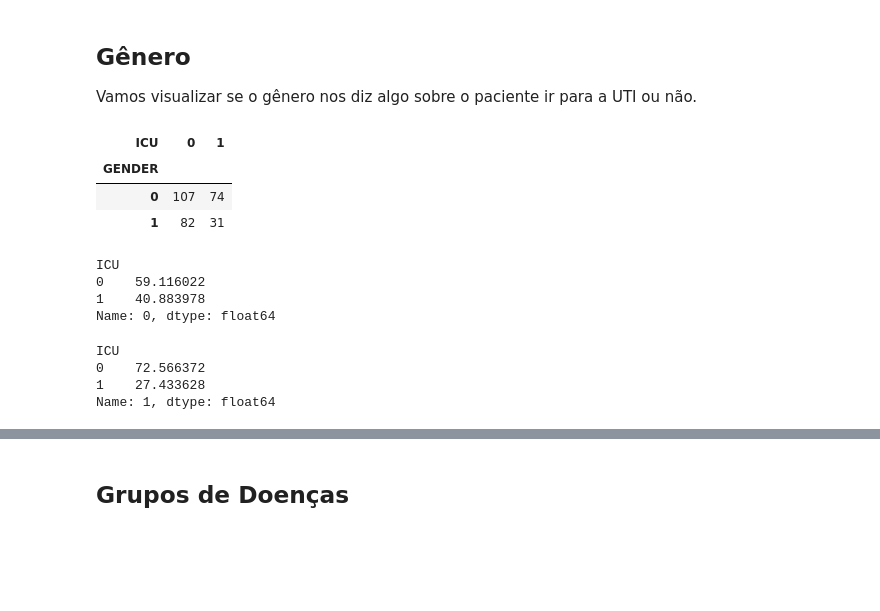
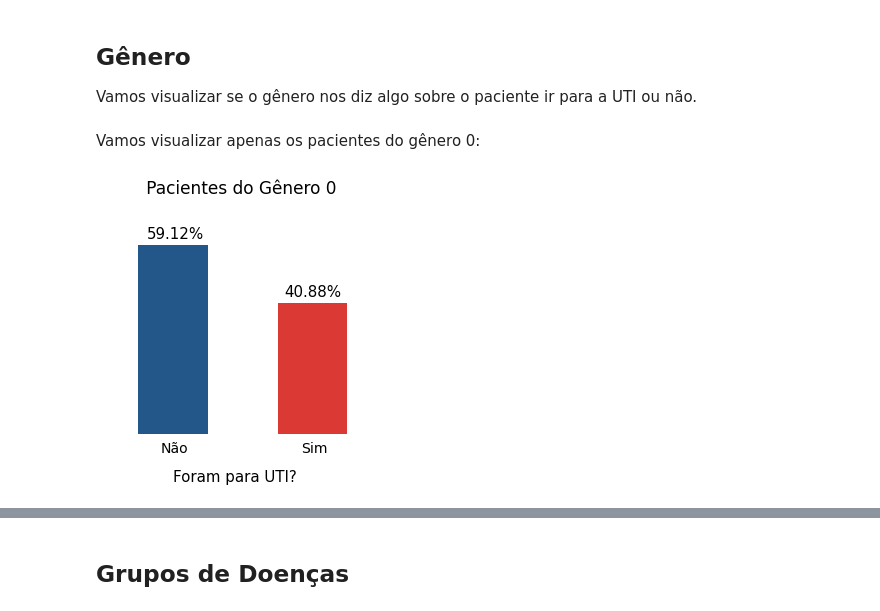
Before and after one commit to rodrigodemend/Diagn-stico-de-Dados-Cl-nicos-com-Machine-Learning, a Jupyter notebook: Notebooks/Modelagem_para_Diagnóstico_de_Dados_Clínicos_com_Machine_Learning_.ipynb, the cells around one changed output, grey strips where cells are left out. Drawn from its saved outputs; the diff is of its cells as text; code cells hidden in the pictures; blank space fills up the shorter version.

```diff
--- a/Notebooks/Modelagem_para_Diagnóstico_de_Dados_Clínicos_com_Machine_Learning_.ipynb
+++ b/Notebooks/Modelagem_para_Diagnóstico_de_Dados_Clínicos_com_Machine_Learning_.ipynb
@@ -477,25 +498,28 @@ Vamos visualizar se o gênero nos diz algo sobre o paciente ir para a UTI ou nã
 # %%
 # Criando uma tabela de frequencia
 freq = pd.crosstab(dados['GENDER'], dados['ICU'], rownames=['GENDER'], colnames=['ICU'])
-freq
-# %% [output]
-| ICU | 0 | 1 |
-| GENDER |  |  |
-| 0 | 107 | 74 |
-| 1 | 82 | 31 |
-# %%
-# Visualizando apenas o gênero 0 em percentual (%)
-(freq.loc[0,] / sum(freq.loc[0,])) * 100
-# %% [output]
-ICU
-0    59.116022
-1    40.883978
-Name: 0, dtype: float64
-# %%
-# Visualizando apenas o gênero 1 em percentual (%)
-(freq.loc[1,] / sum(freq.loc[1,])) * 100
-# %% [output]
-ICU
-0    72.566372
-1    27.433628
-Name: 1, dtype: float64
+# %% [markdown]
+Vamos visualizar apenas os pacientes do gênero 0:
+# %%
+# Visualizando apenas o gênero 0 em percentual (%)
+gender_0 = (freq.loc[0,] / sum(freq.loc[0,])) * 100
+# Visualizando gráficamente o desbalanceamento dos dados
+ax=round(gender_0, 2).plot.bar(figsize=(5,5), color=['#235789', '#DB3A34'])
+# Delimitando eixo y
+plt.ylim(-10, 75)
+# Apagando eixos
+ax.axis('off')
+# Legendas
+plt.text(-0.085, -6.0, "Não", fontsize=14)
+plt.text(0.92, -6.0, "Sim", fontsize=14)
+# Porcentagens
+ICU_Nao = round(gender_0, 2)[0]
+ICU_Sim = round(gender_0, 2)[1]
+plt.text(-0.185, ICU_Nao+2, str(ICU_Nao)+str('%'), fontsize=15)
+plt.text(0.8, ICU_Sim+2, str(ICU_Sim)+str('%'), fontsize=15)
+# Titulo
+plt.text(-0.42, 75,'      Pacientes do Gênero 0', fontsize=17)
+plt.text(0, -15,'Foram para UTI?', fontsize=15)
+plt.show()
+# %% [output]
+[figure, added]
```
Also changed, not shown: parts of 13 cells of this notebook.
